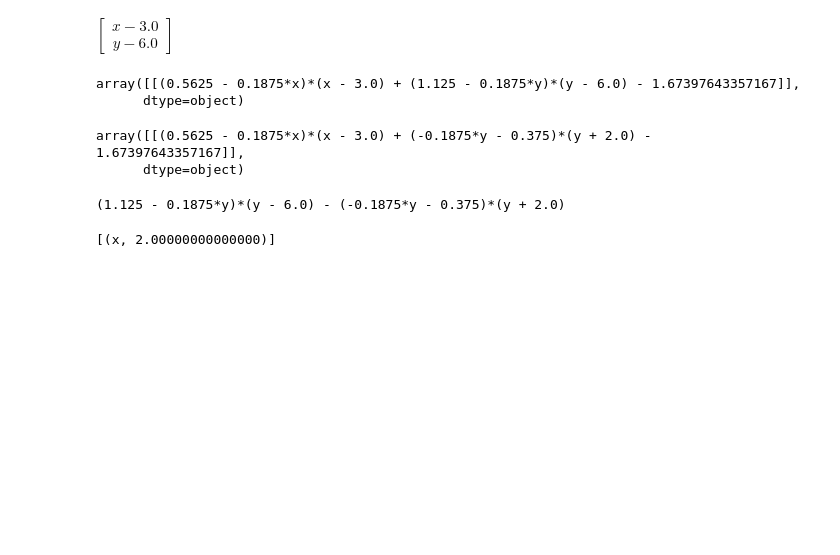
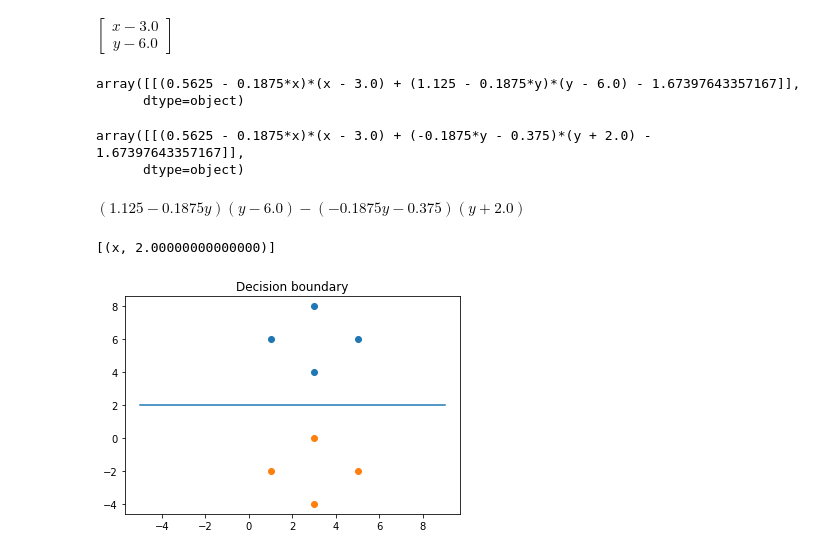
Before and after one commit to Rit-ctrl/Pattern-Recognition_2021, a Jupyter notebook: Assignment_2/q1.ipynb, the cells around one changed output. Saved outputs shown, nothing was run; the diff lists cells and outputs as text; code cells hidden in the pictures; blank space fills up the shorter version.

```diff
--- a/Assignment_2/q1.ipynb
+++ b/Assignment_2/q1.ipynb
@@ -110,11 +110,21 @@ array([[(0.5625 - 0.1875*x)*(x - 3.0) + (-0.1875*y - 0.375)*(y + 2.0) - 1.673976
       dtype=object)
 # %%
 g=np.subtract(g1[0][0],g2[0][0])
-# %%
-print(g)
-# %% [output]
-(1.125 - 0.1875*y)*(y - 6.0) - (-0.1875*y - 0.375)*(y + 2.0)
+# %%
+g
+# %% [output]
+$\displaystyle \left(1.125 - 0.1875 y\right) \left(y - 6.0\right) - \left(- 0.1875 y - 0.375\right) \left(y + 2.0\right)$
 # %%
-solve(g,(x,y))
+soln=solve(g,(x,y))
+soln
 # %% [output]
 [(x, 2.00000000000000)]
+# %%
+values=np.arange(-5,10,1)
+plt.plot(values,[soln[0][1] for i in values])
+plt.scatter(x=w1['x'],y=w1['y'])
+plt.scatter(x=w2['x'],y=w2['y'])
+plt.title("Decision boundary")
+plt.show()
+# %% [output]
+[figure, added]
```
